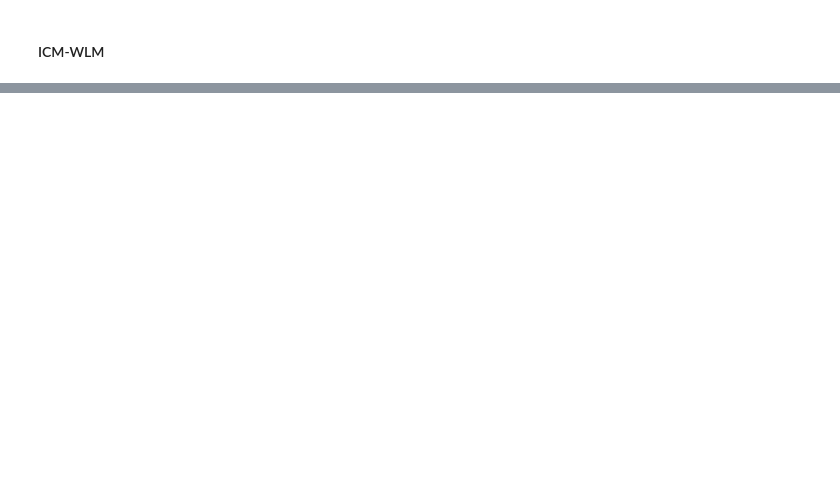
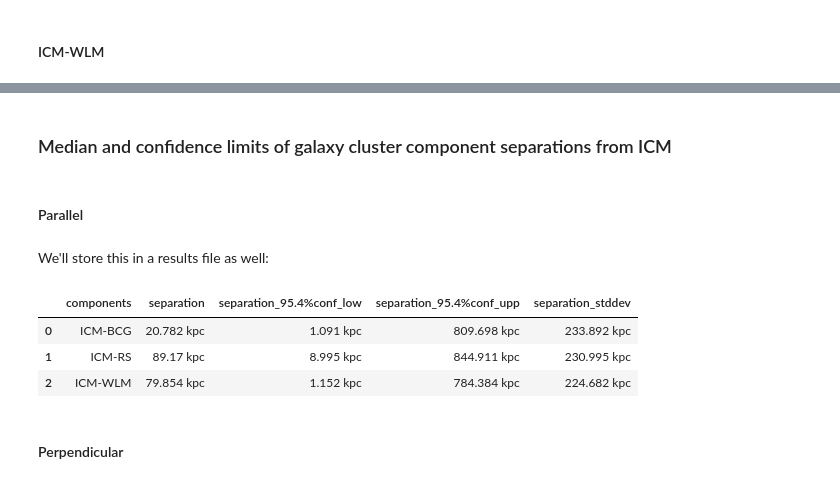
Before and after one commit to LoVoCCS/X-LoVoCCS-Analyses, a Jupyter notebook: notebooks/positions_and_morphology/compare_xray_bcg_redseq_mass_centroid.ipynb, the cells around one changed output, grey strips where cells are left out. Cells and saved outputs as stored; diff of their text form; code cells hidden in the pictures; blank space fills up the shorter version.

```diff
--- a/notebooks/positions_and_morphology/compare_xray_bcg_redseq_mass_centroid.ipynb
+++ b/notebooks/positions_and_morphology/compare_xray_bcg_redseq_mass_centroid.ipynb
@@ -654,0 +692,41 @@ Of 59 total ICM-WLM separations, 45 (76.27%) parallel and 51 (86.44%) perpendicu
+# %% [markdown]
+### Median and confidence limits of galaxy cluster component separations from ICM
+# %% [markdown]
+#### Parallel
+# %%
+# Median, lower, and upper confidence limits (specified at the top of the notebook) for ICM-BCG separation
+med_delta_icm_bcg_para = np.nanmedian(abs_rot_icm_bcg_para).round(3)
+low_delta_icm_bcg_para = np.nanpercentile(abs_rot_icm_bcg_para, (50 - (SEP_CONF_LEVEL/2))).round(3)
+upp_delta_icm_bcg_para = np.nanpercentile(abs_rot_icm_bcg_para, (50 + (SEP_CONF_LEVEL/2))).round(3)
+# Will also measure a sigma, just to have a single number to complement the confidence interval
+std_delta_icm_bcg_para = np.nanstd(abs_rot_icm_bcg_para).round(3)
+
+# Median, lower, and upper confidence limits (specified at the top of the notebook) for ICM-RS separation
+med_delta_icm_rs500kpc_para = np.nanmedian(abs_rot_icm_red_seq_para).round(3)
+low_delta_icm_rs500kpc_para = np.nanpercentile(abs_rot_icm_red_seq_para, (50 - (SEP_CONF_LEVEL/2))).round(3)
+upp_delta_icm_rs500kpc_para = np.nanpercentile(abs_rot_icm_red_seq_para, (50 + (SEP_CONF_LEVEL/2))).round(3)
+std_delta_icm_rs500kpc_para = np.nanstd(abs_rot_icm_red_seq_para).round(3)
+
+# Median, lower, and upper confidence limits (specified at the top of the notebook) for ICM-WLM separation
+med_delta_icm_wlm500kpc_para = np.nanmedian(abs_rot_icm_wlm_para).round(3)
+low_delta_icm_wlm500kpc_para = np.nanpercentile(abs_rot_icm_wlm_para, (50 - (SEP_CONF_LEVEL/2))).round(3)
+upp_delta_icm_wlm500kpc_para = np.nanpercentile(abs_rot_icm_wlm_para, (50 + (SEP_CONF_LEVEL/2))).round(3)
+std_delta_icm_wlm500kpc_para = np.nanstd(abs_rot_icm_wlm_para).round(3)
+# %% [markdown]
+We'll store this in a results file as well:
+# %%
+data = [['ICM-BCG', med_delta_icm_bcg_para, low_delta_icm_bcg_para, upp_delta_icm_bcg_para, std_delta_icm_bcg_para],
+        ['ICM-RS', med_delta_icm_rs500kpc_para, low_delta_icm_rs500kpc_para, upp_delta_icm_rs500kpc_para, std_delta_icm_rs500kpc_para],
+        ['ICM-WLM', med_delta_icm_wlm500kpc_para, low_delta_icm_wlm500kpc_para, upp_delta_icm_wlm500kpc_para, std_delta_icm_wlm500kpc_para]]
+
+para_alignment_summ = pd.DataFrame(data, columns=['components', 'separation', 'separation_{}%conf_low'.format(SEP_CONF_LEVEL),
+                                             'separation_{}%conf_upp'.format(SEP_CONF_LEVEL), 'separation_stddev'])
+para_alignment_summ.to_csv(sep_res_path + "icm_component_absolute_parallel_separation.csv", index=False)
+para_alignment_summ
+# %% [output]
+|  | components | separation | separation_95.4%conf_low | separation_95.4%conf_upp | separation_stddev |
+| 0 | ICM-BCG | 20.782 kpc | 1.091 kpc | 809.698 kpc | 233.892 kpc |
+| 1 | ICM-RS | 89.17 kpc | 8.995 kpc | 844.911 kpc | 230.995 kpc |
+| 2 | ICM-WLM | 79.854 kpc | 1.152 kpc | 784.384 kpc | 224.682 kpc |
+# %% [markdown]
+#### Perpendicular
```
Also changed, not shown: parts of 23 cells of this notebook.
